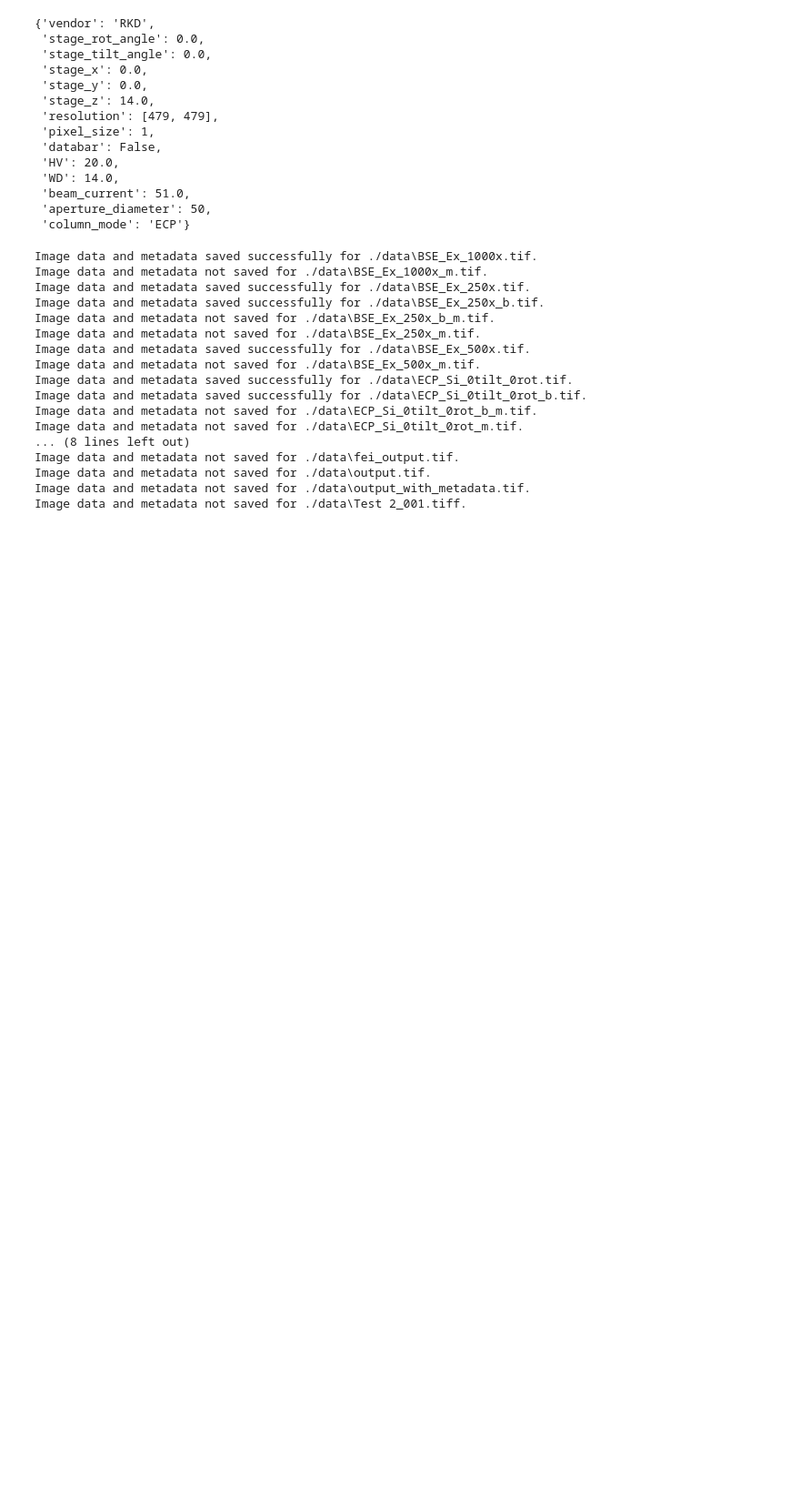
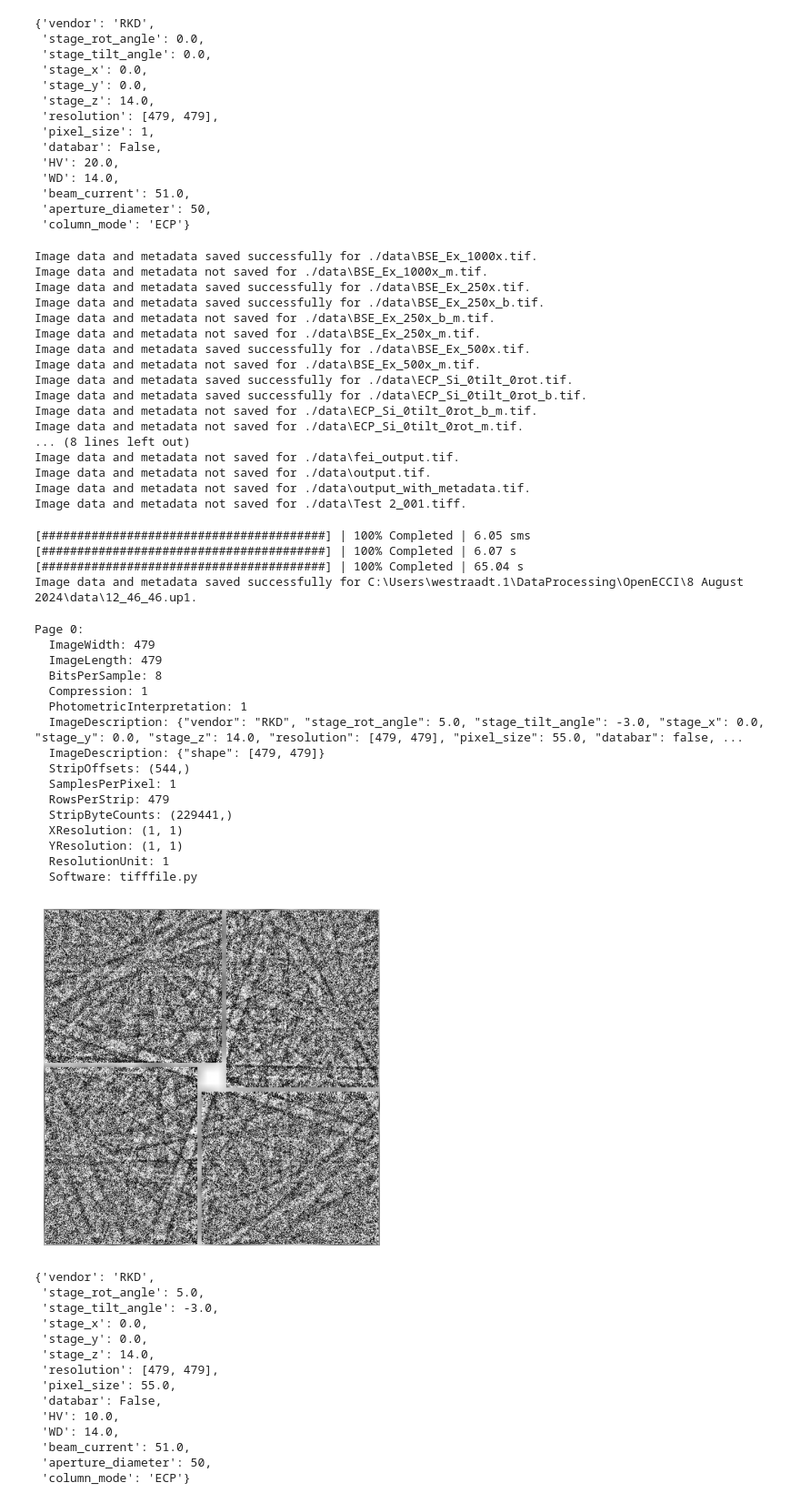
Before and after one commit to jwestraadt/openECCImain, a Jupyter notebook: tutorials/00_FormatImages.ipynb, the cells around one changed output. Shown at 91% size. Saved outputs shown, nothing was run; the diff lists cells and outputs as text; code cells hidden in the pictures; blank space fills up the shorter version.

Commit message:
Extracting RKD pattern tiffs from .up1

```diff
--- a/tutorials/00_FormatImages.ipynb
+++ b/tutorials/00_FormatImages.ipynb
@@ -17,0 +18,3 @@ pwd
+# %%
+directory = Path("C:\\Users\\westraadt.1\\DataProcessing\\OpenECCI\\8 August 2024\\data\\")
+directory
@@ -270,3 +259,68 @@ Image data and metadata not saved for ./data\fei_output.tif.
 Image data and metadata not saved for ./data\output.tif.
 Image data and metadata not saved for ./data\output_with_metadata.tif.
 Image data and metadata not saved for ./data\Test 2_001.tiff.
+# %%
+rkd_metadata = {
+    "vendor": "RKD",
+    "stage_rot_angle": 5.0,
+    "stage_tilt_angle": -3.0,
+    "stage_x": 0.0,
+    "stage_y": 0.0,
+    "stage_z": 14.0,
+    "resolution": [479, 479],
+    "pixel_size": 55.0,
+    "databar": False,
+    "HV": 10.0,
+    "WD": 14.0,
+    "beam_current": 51.0,
+    "aperture_diameter": 50,
+    "column_mode": "ECP",
+}
+
+rkd_patterns_name = "12_46_46.up1"
+rkd_patterns_filename =  os.path.join(directory, rkd_patterns_name)
+create_custom_up1_tiff(rkd_patterns_filename, rkd_metadata)
+# %% [output]
+[########################################] | 100% Completed | 6.05 sms
+[########################################] | 100% Completed | 6.07 s
+[########################################] | 100% Completed | 65.04 s
+Image data and metadata saved successfully for C:\Users\westraadt.1\DataProcessing\OpenECCI\8 August 2024\data\12_46_46.up1.
+# %%
+rkd_pattern = "12_46_46_m.tiff"
+filename = os.path.join(directory, rkd_pattern)
+show_tiff_metadata(filename)
+read_and_display_tiff(filename)
+test_metadata = io.get_sem_metadata(filename)
+test_metadata
+# %% [output]
+Page 0:
+  ImageWidth: 479
+  ImageLength: 479
+  BitsPerSample: 8
+  Compression: 1
+  PhotometricInterpretation: 1
+  ImageDescription: {"vendor": "RKD", "stage_rot_angle": 5.0, "stage_tilt_angle": -3.0, "stage_x": 0.0, "stage_y": 0.0, "stage_z": 14.0, "resolution": [479, 479], "pixel_size": 55.0, "databar": false, ...
+  ImageDescription: {"shape": [479, 479]}
+  StripOffsets: (544,)
+  SamplesPerPixel: 1
+  RowsPerStrip: 479
+  StripByteCounts: (229441,)
+  XResolution: (1, 1)
+  YResolution: (1, 1)
+  ResolutionUnit: 1
+  Software: tifffile.py
+[figure, added]
+{'vendor': 'RKD',
+ 'stage_rot_angle': 5.0,
+ 'stage_tilt_angle': -3.0,
+ 'stage_x': 0.0,
+ 'stage_y': 0.0,
+ 'stage_z': 14.0,
+ 'resolution': [479, 479],
+ 'pixel_size': 55.0,
+ 'databar': False,
+ 'HV': 10.0,
+ 'WD': 14.0,
+ 'beam_current': 51.0,
+ 'aperture_diameter': 50,
+ 'column_mode': 'ECP'}
```
Also changed, not shown: parts of 5 cells of this notebook.
